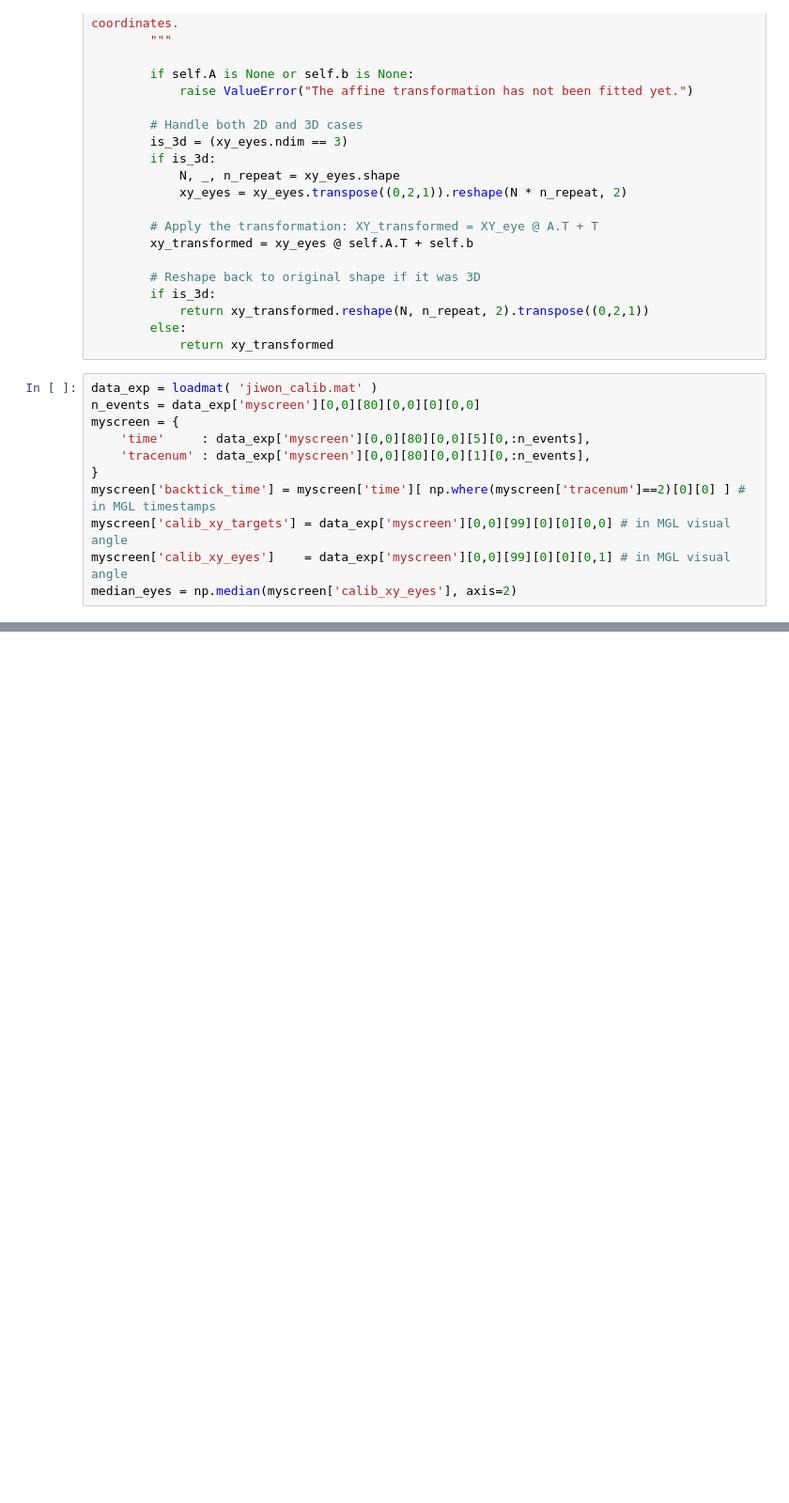
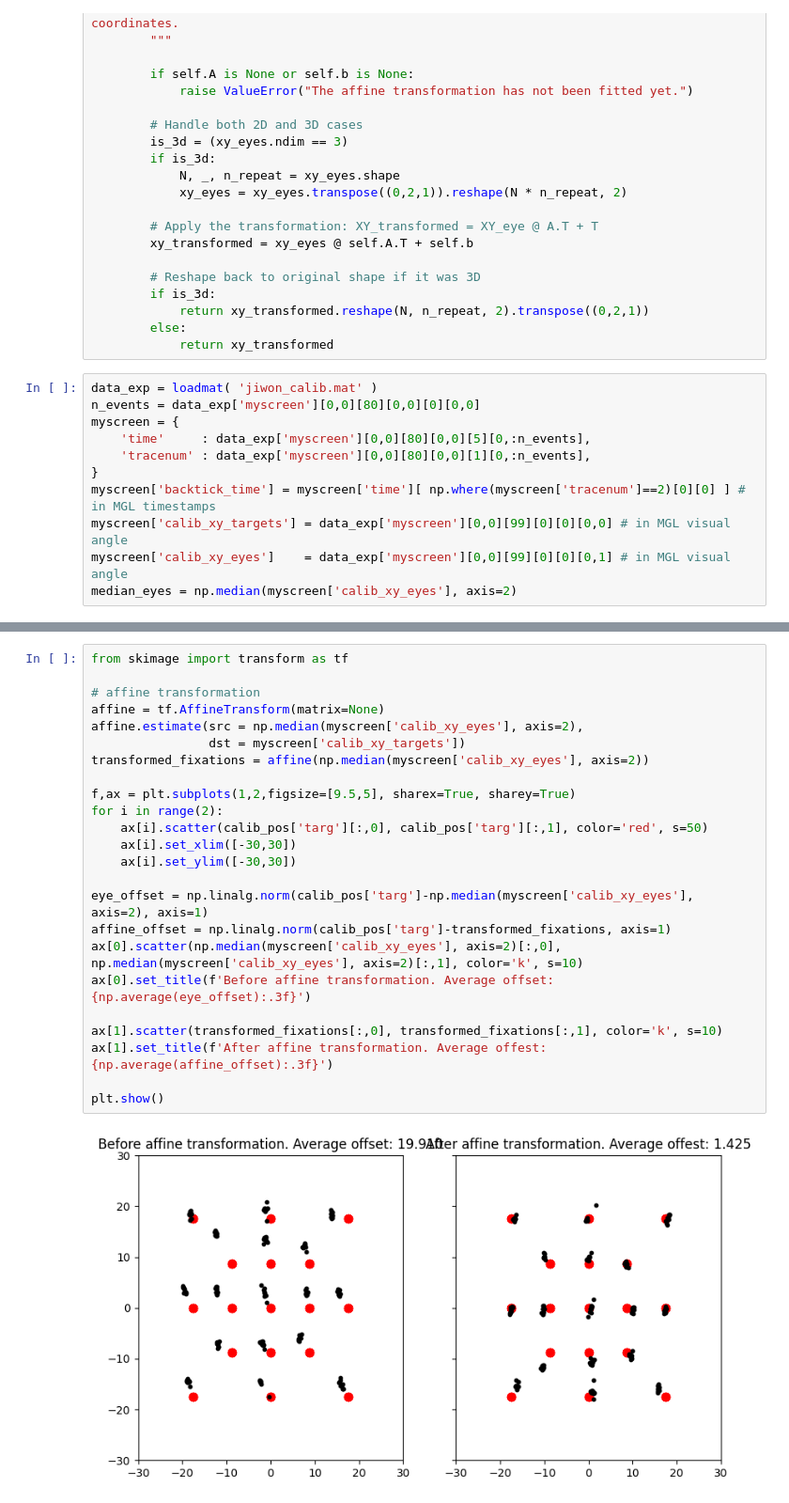
Before and after one commit to jiwonyeon/eyelink_calibration, a Jupyter notebook: jiwon_calib.ipynb, the cells around one changed output, grey strips where cells are left out. Shown at 94% size. Saved outputs shown, nothing was run; the diff lists cells and outputs as text; blank space fills up the shorter version.

```diff
--- a/jiwon_calib.ipynb
+++ b/jiwon_calib.ipynb
@@ -115,3 +115,29 @@ plt.tight_layout()
 plt.show()
 # %% [output]
 [figure]
+# %%
+from skimage import transform as tf
+
+# affine transformation
+affine = tf.AffineTransform(matrix=None)
+affine.estimate(src = np.median(myscreen['calib_xy_eyes'], axis=2),
+                dst = myscreen['calib_xy_targets'])
+transformed_fixations = affine(np.median(myscreen['calib_xy_eyes'], axis=2))
+
+f,ax = plt.subplots(1,2,figsize=[9.5,5], sharex=True, sharey=True)
+for i in range(2):
+    ax[i].scatter(calib_pos['targ'][:,0], calib_pos['targ'][:,1], color='red', s=50)
+    ax[i].set_xlim([-30,30])
+    ax[i].set_ylim([-30,30])
+
+eye_offset = np.linalg.norm(calib_pos['targ']-np.median(myscreen['calib_xy_eyes'], axis=2), axis=1)
+affine_offset = np.linalg.norm(calib_pos['targ']-transformed_fixations, axis=1)
+ax[0].scatter(np.median(myscreen['calib_xy_eyes'], axis=2)[:,0], np.median(myscreen['calib_xy_eyes'], axis=2)[:,1], color='k', s=10)
+ax[0].set_title(f'Before affine transformation. Average offset: {np.average(eye_offset):.3f}')
+
+ax[1].scatter(transformed_fixations[:,0], transformed_fixations[:,1], color='k', s=10)
+ax[1].set_title(f'After affine transformation. Average offest: {np.average(affine_offset):.3f}')
+
+plt.show()
+# %% [output]
+[figure, added]
```
Also changed, not shown: parts of 3 cells of this notebook, 2 other files.
